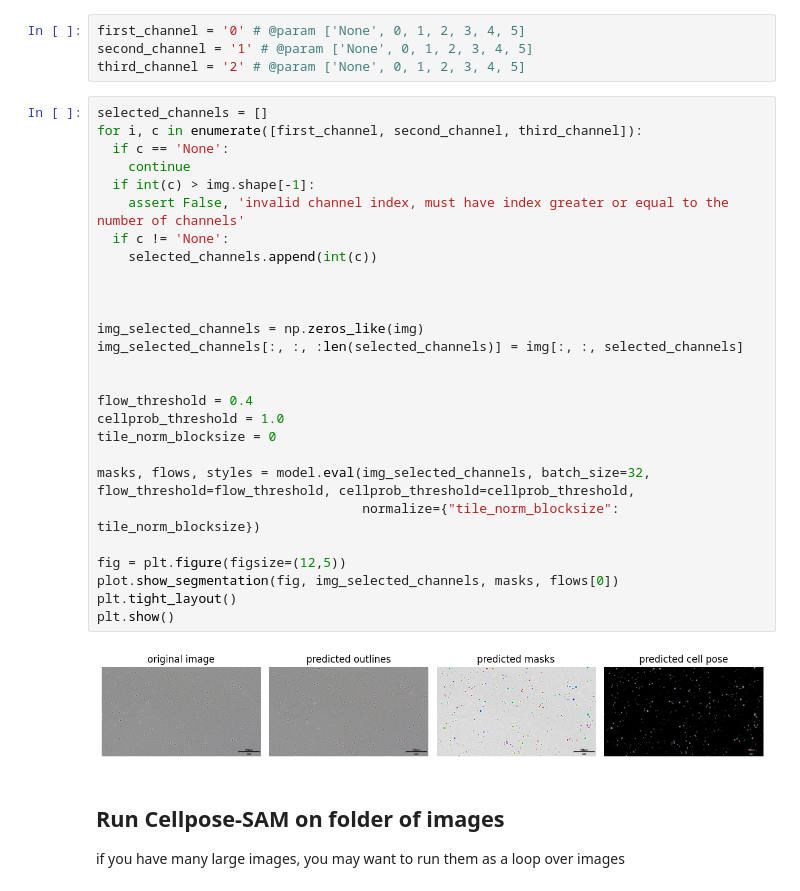
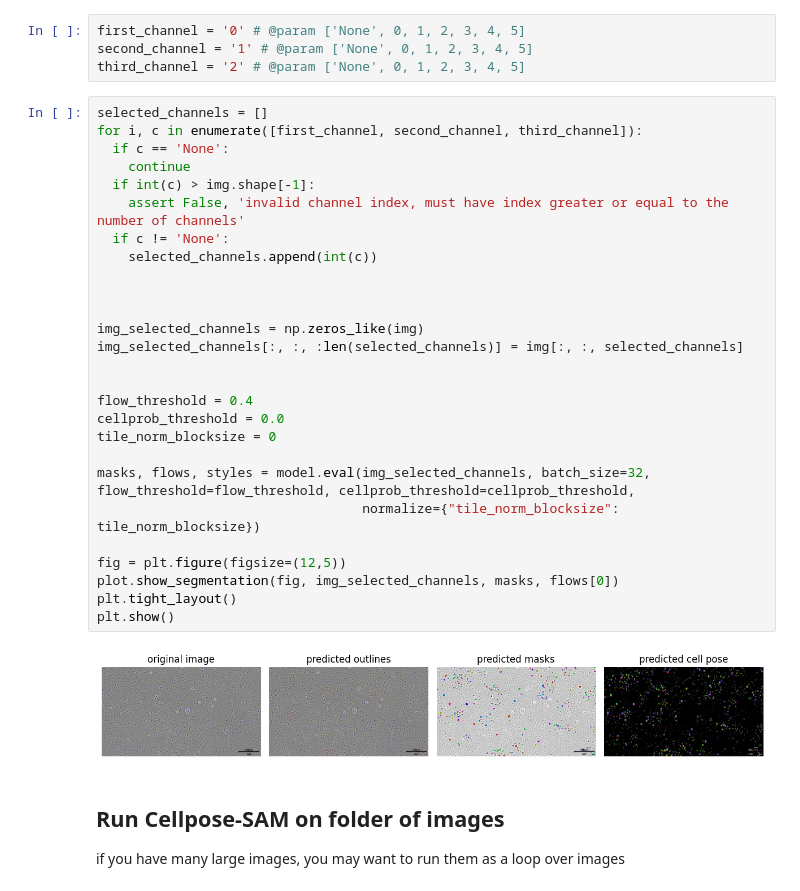
Before and after one commit to ak80333/esp_test, a Jupyter notebook: notebooks/run_Cellpose-SAM.ipynb, the cells around one changed output. Cells and saved outputs as stored; diff of their text form.

```diff
--- a/notebooks/run_Cellpose-SAM.ipynb
+++ b/notebooks/run_Cellpose-SAM.ipynb
@@ -171,32 +171,32 @@ third_channel = '2' # @param ['None', 0, 1, 2, 3, 4, 5]
 # %%
 selected_channels = []
 for i, c in enumerate([first_channel, second_channel, third_channel]):
   if c == 'None':
     continue
   if int(c) > img.shape[-1]:
     assert False, 'invalid channel index, must have index greater or equal to the number of channels'
   if c != 'None':
     selected_channels.append(int(c))
 
 
 
 img_selected_channels = np.zeros_like(img)
 img_selected_channels[:, :, :len(selected_channels)] = img[:, :, selected_channels]
 
 
 flow_threshold = 0.4
-cellprob_threshold = 1.0
+cellprob_threshold = 0.0
 tile_norm_blocksize = 0
 
 masks, flows, styles = model.eval(img_selected_channels, batch_size=32, flow_threshold=flow_threshold, cellprob_threshold=cellprob_threshold,
                                   normalize={"tile_norm_blocksize": tile_norm_blocksize})
 
 fig = plt.figure(figsize=(12,5))
 plot.show_segmentation(fig, img_selected_channels, masks, flows[0])
 plt.tight_layout()
 plt.show()
 # %% [output]
-[figure, old version]
+[figure, new version]
 # %% [markdown]
 ## Run Cellpose-SAM on folder of images
 
```
Also changed, not shown: parts of 1 cell of this notebook.
